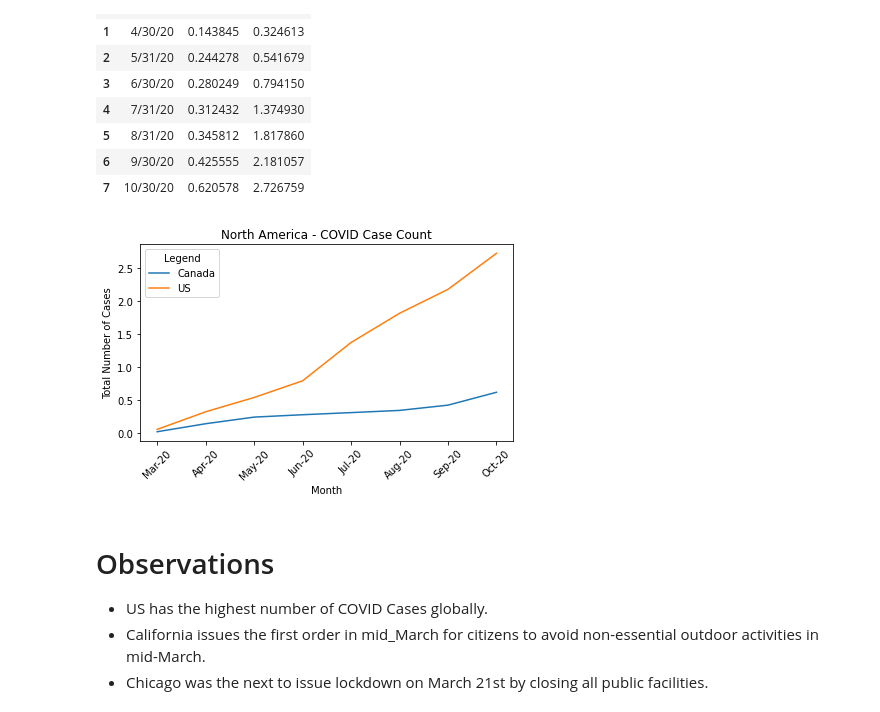
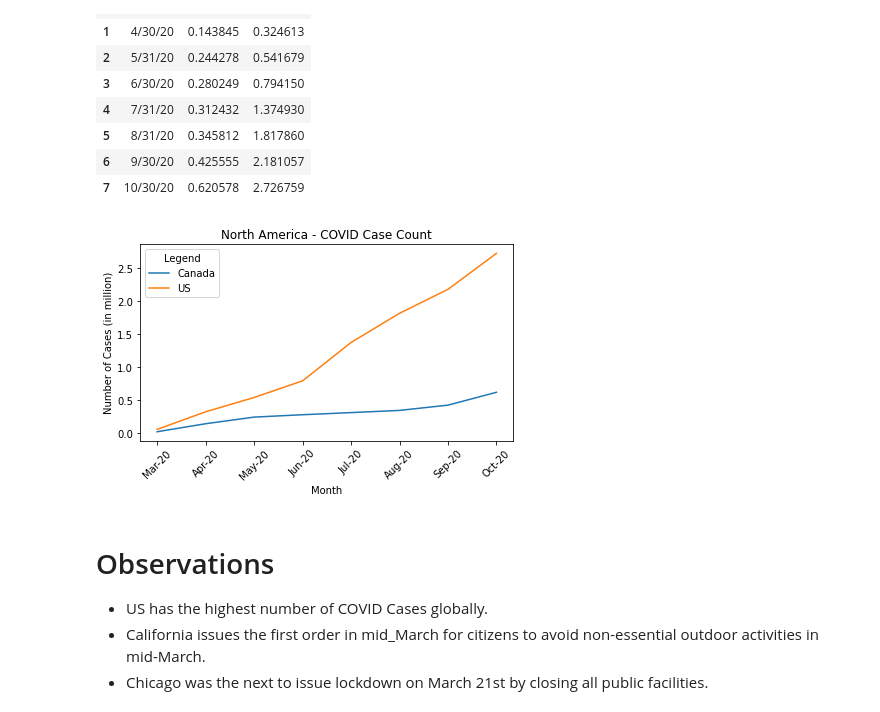
Before and after one commit to chenghaohan/Team_Anti-COVID_Project1, a Jupyter notebook: COVID_Case_Count.ipynb, the cells around one changed output. Saved outputs shown, nothing was run; the diff lists cells and outputs as text; code cells hidden in the pictures.

```diff
--- a/COVID_Case_Count.ipynb
+++ b/COVID_Case_Count.ipynb
@@ -148,16 +148,16 @@ merged_population
 # %%
 #Plot the covid case count from Mar 2020 to October 2020 for Canada and US
 merged_population.plot()
 plt.title("North America - COVID Case Count")
 x_ticks=np.arange(len(merged_population["Month"]))
 plt.xticks(x_ticks, ["Mar-20", "Apr-20", "May-20", "Jun-20", "Jul-20", "Aug-20", "Sep-20", "Oct-20"], rotation=45)
-plt.ylabel("Total Number of Cases")
+plt.ylabel("Number of Cases (in million)")
 plt.xlabel("Month")
 plt.legend(title='Legend',loc='upper left')
 plt.savefig("Output/North America - COVID Case Count.png")
 plt.tight_layout()
 # %% [output]
-[figure, old version]
+[figure, new version]
 # %% [markdown]
 # Observations
 * US has the highest number of COVID Cases globally.
```
Also changed, not shown: 3 other files.
